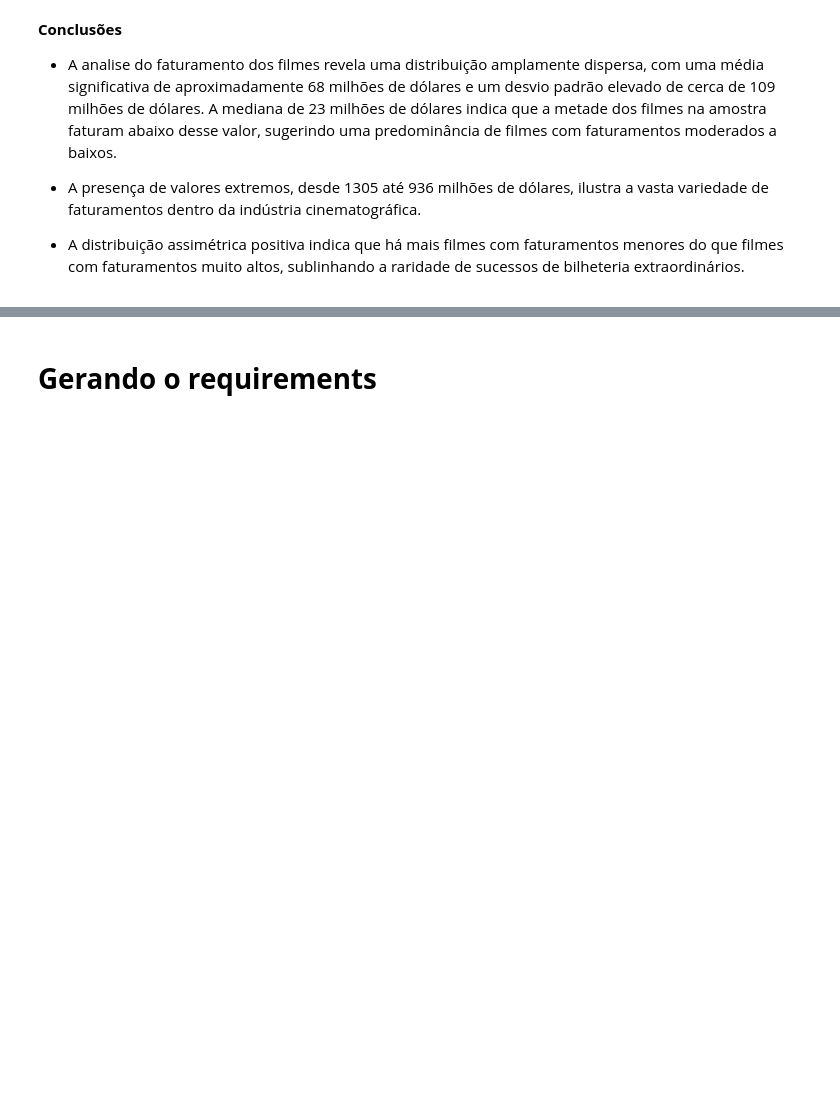
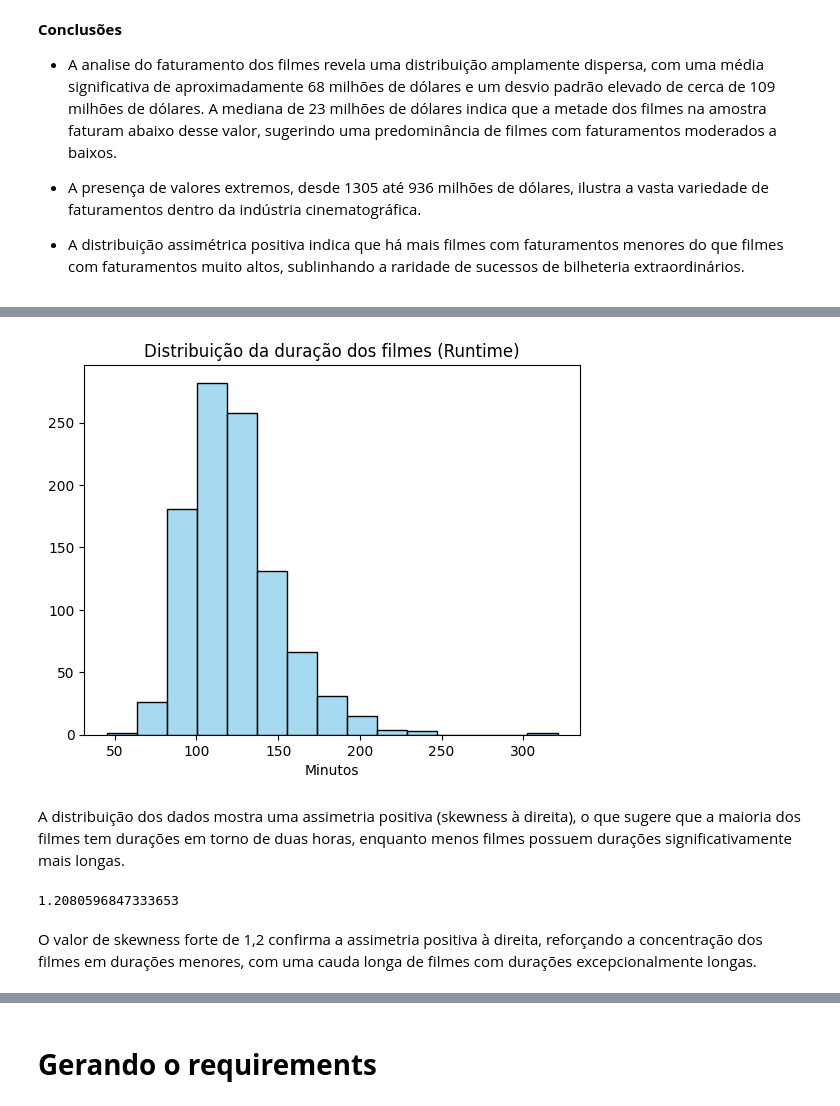
Before and after one commit to JosenildoJunior/Lh_desafio, a Jupyter notebook: Desafio_indicium.ipynb, the cells around one changed output, grey strips where cells are left out. Saved outputs shown, nothing was run; the diff lists cells and outputs as text; code cells hidden in the pictures; blank space fills up the shorter version.

Commit message:
feat: adicionando análise do Runtime

```diff
--- a/Desafio_indicium.ipynb
+++ b/Desafio_indicium.ipynb
@@ -702,0 +727,21 @@ Como suspeitamos anteriormente não conseguiremos utilizar essa função no mome
+# %%
+# Criando o gráfico
+sns.histplot(df['Runtime/min'], bins = 15, color = 'skyblue')
+
+# Definindo título e labels
+plt.title('Distribuição da duração dos filmes (Runtime)')
+plt.xlabel('Minutos')
+plt.ylabel('')
+
+# Exibindo o gráfico
+plt.show()
+# %% [output]
+[figure, added]
+# %% [markdown]
+A distribuição dos dados mostra uma assimetria positiva (skewness à direita), o que sugere que a maioria dos filmes tem durações em torno de duas horas, enquanto menos filmes possuem durações significativamente mais longas.
+# %%
+skew(df['Runtime/min'])
+# %% [output]
+1.2080596847333653
+# %% [markdown]
+O valor de skewness forte de 1,2 confirma a assimetria positiva à direita, reforçando a concentração dos filmes em durações menores, com uma cauda longa de filmes com durações excepcionalmente longas.
```
Also changed, not shown: parts of 5 cells of this notebook.
